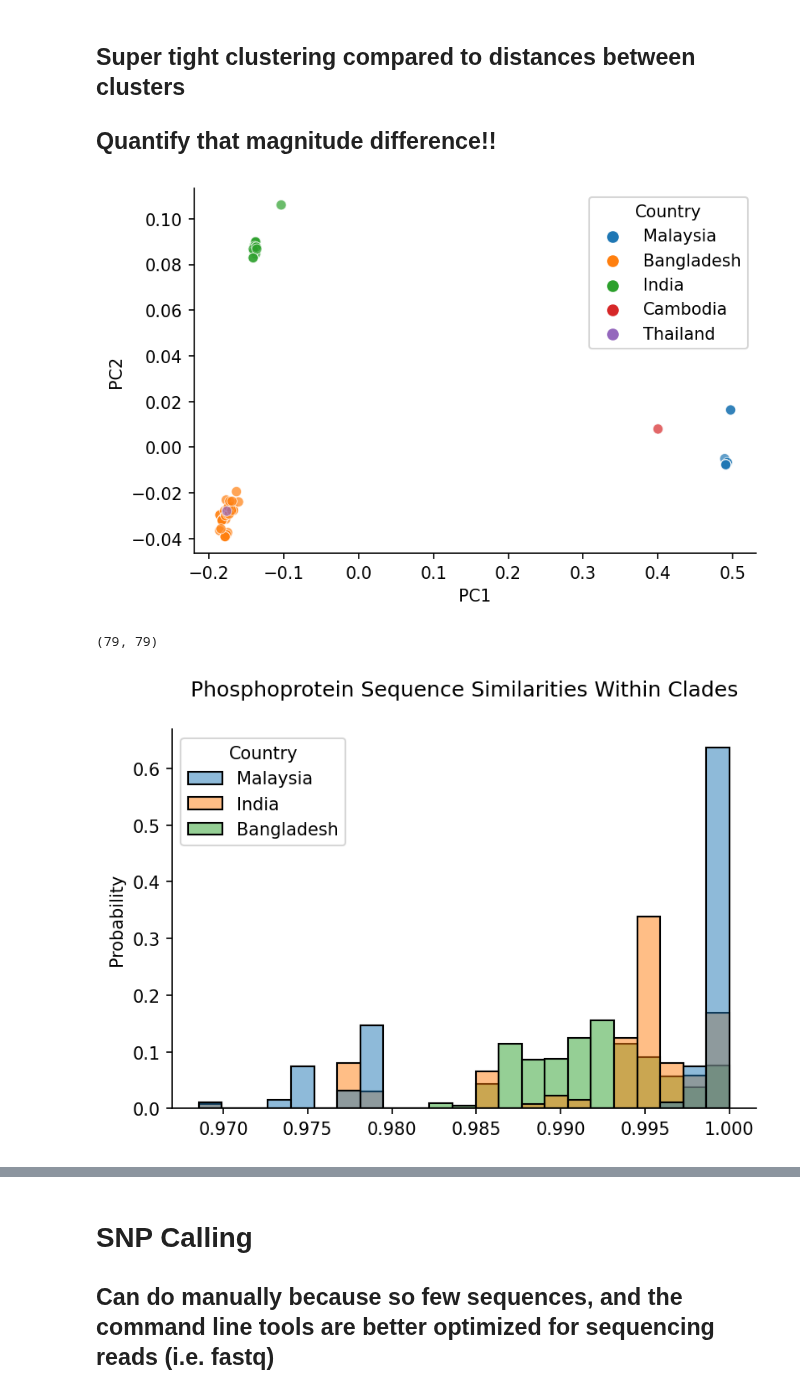
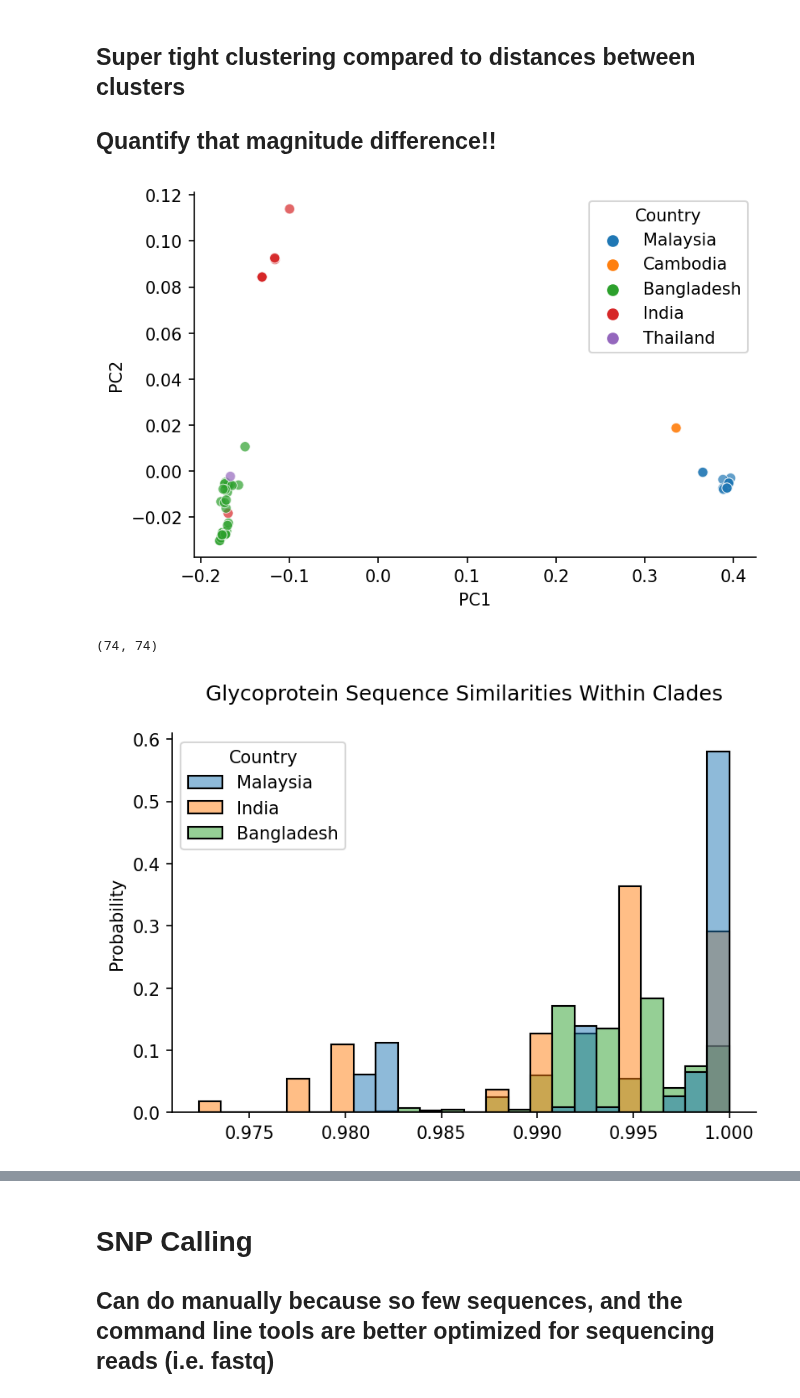
Before and after one commit to sanju99/niv_evo, a Jupyter notebook: clade_differences.ipynb, the cells around one changed output, grey strips where cells are left out. Saved outputs shown, nothing was run; the diff lists cells and outputs as text; code cells hidden in the pictures.

```diff
--- a/clade_differences.ipynb
+++ b/clade_differences.ipynb
@@ -31,7 +31,7 @@ from scipy.spatial.distance import pdist, squareform
 # %%
 # contains isolate MK575063, which has the premature stop codon
 #P_seqs = [(seq.id, str(seq.seq)) for seq in SeqIO.parse("seq_for_analysis/P_unique_HeV.fasta", "fasta")]
-P_seqs = [(seq.id, str(seq.seq)) for seq in SeqIO.parse("sequences/PG/P_seqs.fasta", "fasta")]
+P_seqs = [(seq.id, str(seq.seq)) for seq in SeqIO.parse("sequences/genes/G_seqs.fasta", "fasta")]
 
 P_seq_df = pd.DataFrame(P_seqs)
 P_seq_df.columns = ["ID", "Seq"]
@@ -45,7 +45,7 @@ print(P_seq_df.shape)
 lengths = [len(seq) for seq in P_seq_df["Seq"]]
 print(np.unique(lengths))
 
-metadata = pd.read_csv("metadata_all.csv")
+metadata = pd.read_csv("metadata.csv")
 
 for i, row in P_seq_df.loc[P_seq_df.Seq.str.contains("N")].iterrows():
 
@@ -103,11 +111,11 @@ sns.scatterplot(data=x_trans_df, x="PC1", y="PC2", hue="Country", alpha=0.7)
 sns.despine()
 plt.show()
 # %% [output]
-[figure, old version]
+[figure, new version]
 # %%
 similarity_mat.shape
 # %% [output]
-(79, 79)
+(74, 74)
 # %%
 mys_mat = similarity_mat[x_trans_df.query("Country in ['Malaysia', 'Cambodia']").index, :][:, x_trans_df.query("Country in ['Malaysia', 'Cambodia']").index]
 bgd_mat = similarity_mat[x_trans_df.query("Country in ['Bangladesh', 'Thailand']").index, :][:, x_trans_df.query("Country in ['Bangladesh', 'Thailand']").index]
@@ -123,13 +131,13 @@ df_sim_mat = pd.DataFrame({"Sim": np.concatenate([mys_vals, india_vals, bgd_vals
 # %%
 sns.histplot(data=df_sim_mat, x="Sim", hue="Country", common_norm=False, stat="probability", element="bars", kde=False,
             multiple="layer")
 
-plt.title("Phosphoprotein Sequence Similarities Within Clades\n")
+plt.title("Glycoprotein Sequence Similarities Within Clades\n")
 plt.xlabel("")
 sns.despine()
 plt.show()
 # %% [output]
-[figure, old version]
+[figure, new version]
 # %%
 # fig, ax = plt.subplots()
 
```
Also changed, not shown: parts of 5 cells of this notebook, 7 other files.
